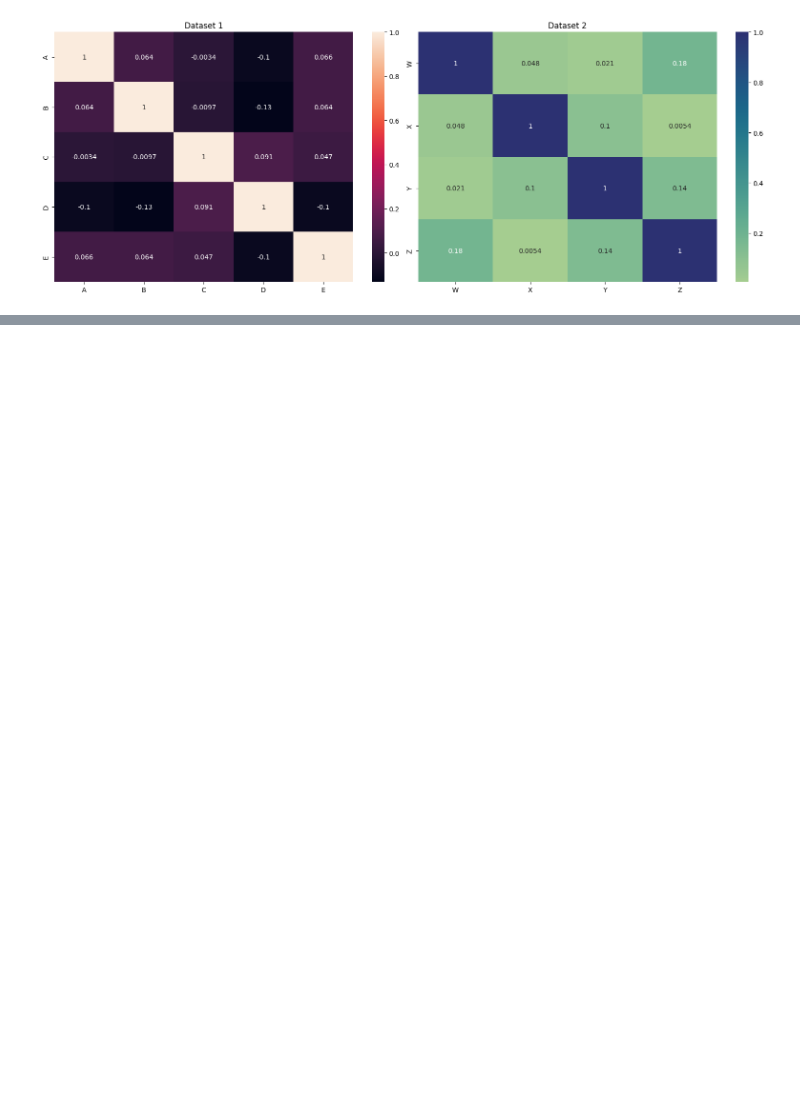
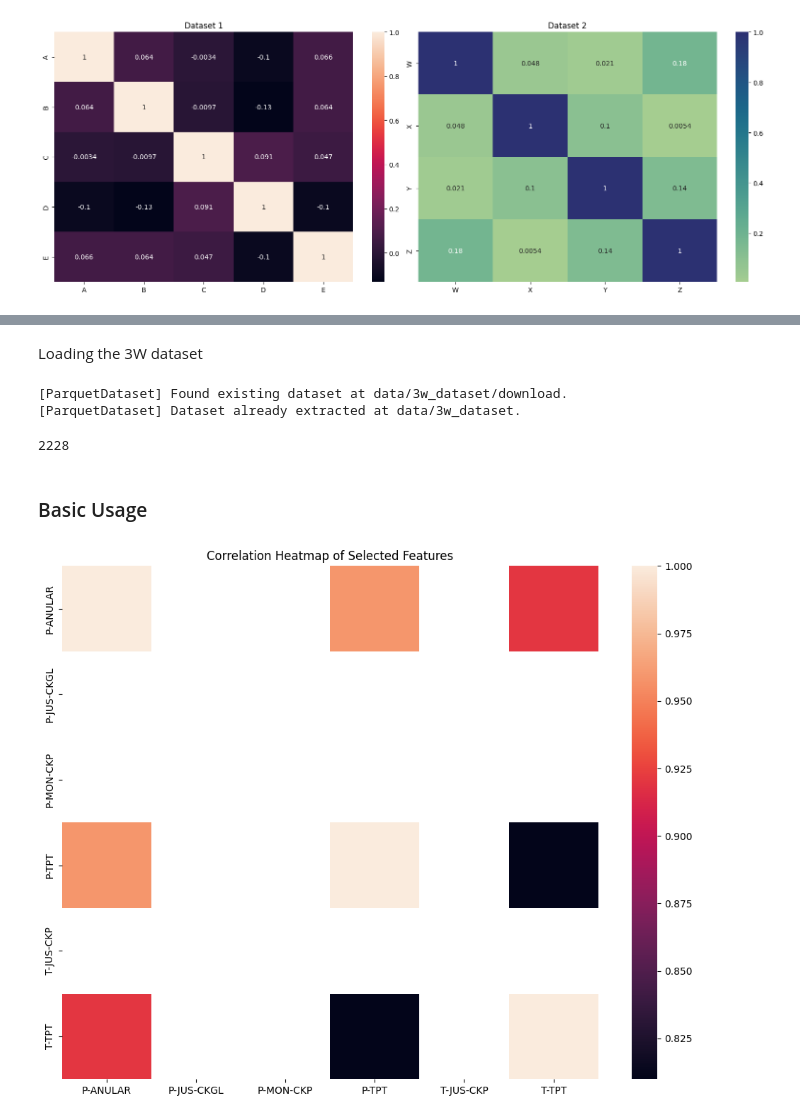
Before and after one commit to petrobras/3W, a Jupyter notebook: docs/notebooks/plot_correlation_heatmap_examples.ipynb, the cells around one changed output, grey strips where cells are left out. Saved outputs shown, nothing was run; the diff lists cells and outputs as text; code cells hidden in the pictures; blank space fills up the shorter version.

Commit message:
Updating data_viz notebooks with 3W examples (#73)

```diff
--- a/docs/notebooks/plot_correlation_heatmap_examples.ipynb
+++ b/docs/notebooks/plot_correlation_heatmap_examples.ipynb
@@ -64,0 +73,33 @@ plt.show()
+# %% [markdown]
+Loading the 3W dataset
+# %%
+from ThreeWToolkit.core.base_dataset import ParquetDatasetConfig
+from ThreeWToolkit.dataset import ParquetDataset
+from pathlib import Path
+
+# define path
+dataset_path = Path("./data/3w_dataset/")
+
+# create and load
+ds_config = ParquetDatasetConfig(path=dataset_path, clean_data=False, download=True)
+ds = ParquetDataset(ds_config)
+len(ds)
+# %% [output]
+[ParquetDataset] Found existing dataset at data/3w_dataset/download.
+[ParquetDataset] Dataset already extracted at data/3w_dataset.
+2228
+# %%
+sig = ds[123]["signal"].copy()
+# %% [markdown]
+### Basic Usage
+# %%
+features = ['P-ANULAR', 'P-JUS-CKGL', 'P-MON-CKP', 'P-TPT', 'T-JUS-CKP', 'T-TPT']
+subset = sig[features]
+
+fig = PlotCorrelationHeatmap.correlation_heatmap(
+    df_of_series=subset,
+    title="Correlation Heatmap of Selected Features"
+)
+fig.show()
+# %% [output]
+[figure, added]
```
Also changed, not shown: parts of 14 cells of this notebook, 2 other files.
